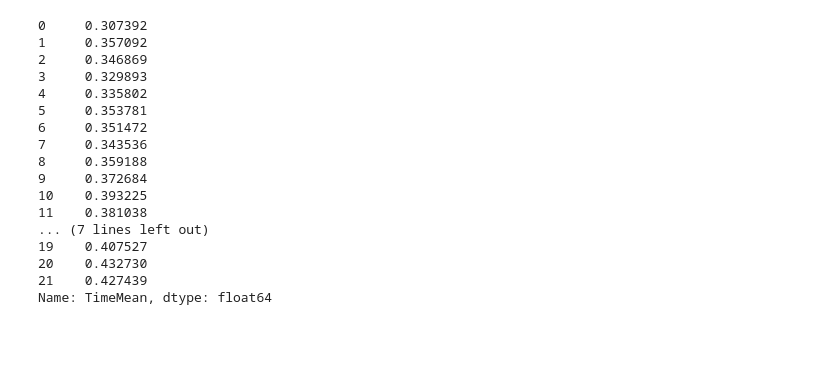
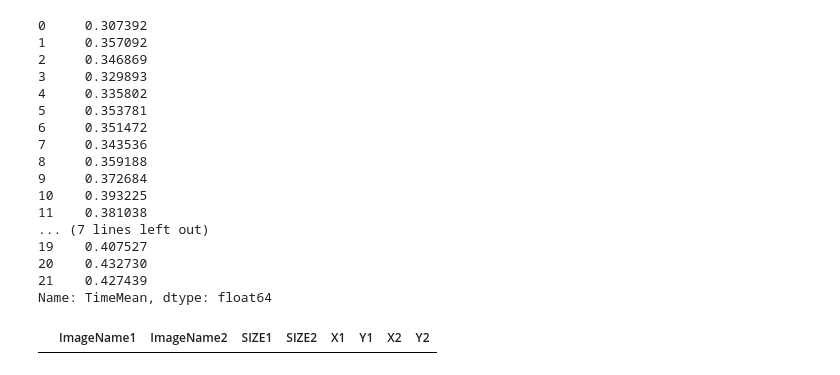
Before and after one commit to radical-experiments/iceberg_escience, a Jupyter notebook: Geolocation/Notebooks/Des2TTXModeling.ipynb, the cells around one changed output. Saved outputs shown, nothing was run; the diff lists cells and outputs as text; code cells hidden in the pictures; blank space fills up the shorter version.

Commit message:
adding Design2a node images  file

```diff
--- a/Geolocation/Notebooks/Des2TTXModeling.ipynb
+++ b/Geolocation/Notebooks/Des2TTXModeling.ipynb
@@ -268,3 +268,23 @@ des2_ransacking_binned['TimeMean']
 20    0.432730
 21    0.427439
 Name: TimeMean, dtype: float64
+# %%
+nodes = 4
+node_dists = list()
+for i in range(nodes):
+        df = pd.DataFrame(columns=['ImageName1','ImageName2','SIZE1','SIZE2','X1','Y1','X2','Y2'])
+        node_dists.append(df)
+
+images.sort_values(['SIZE1']+['SIZE2'])
+images.reset_index(drop='index',inplace=True)
+
+for idx, row in images.iterrows():
+    node_idx = idx % nodes
+    node_dists[node_idx].loc[len(node_dists[node_idx])] = [row['ImageName1'],row['ImageName2'],row['SIZE1'],row['SIZE2'],row['X1'],row['Y1'],row['X2'],row['Y2']]
+
+for i in range(nodes):
+    node_dists[node_idx].to_csv('node%i_images.csv' % i,index=False)
+# %%
+node_dists[node_idx]
+# %% [output]
+|  | ImageName1 | ImageName2 | SIZE1 | SIZE2 | X1 | Y1 | X2 | Y2 |
```
Also changed, not shown: 5 other files.
